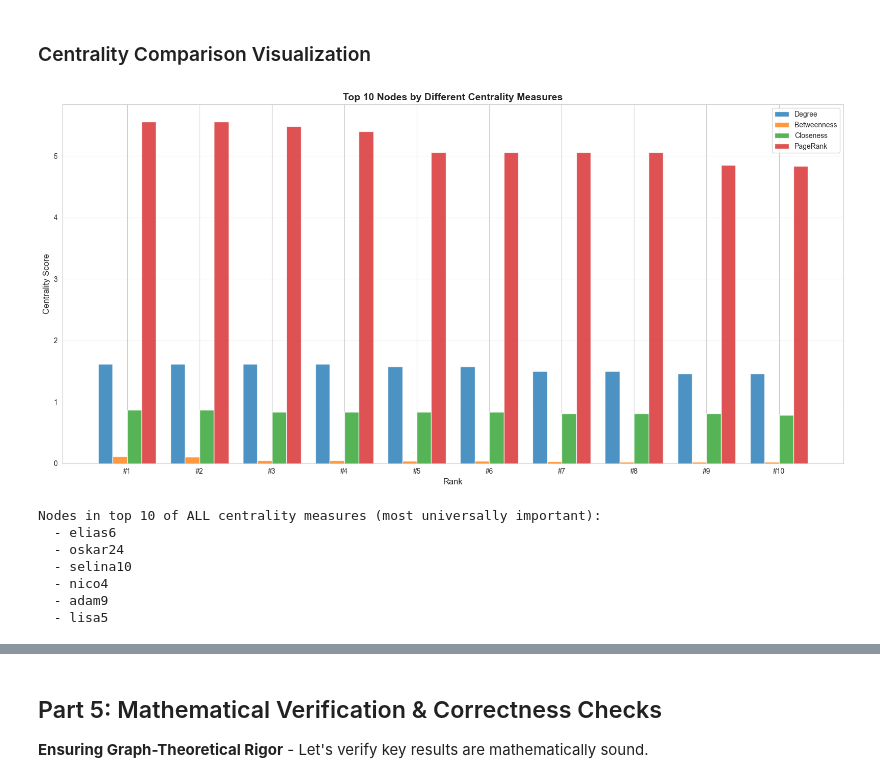
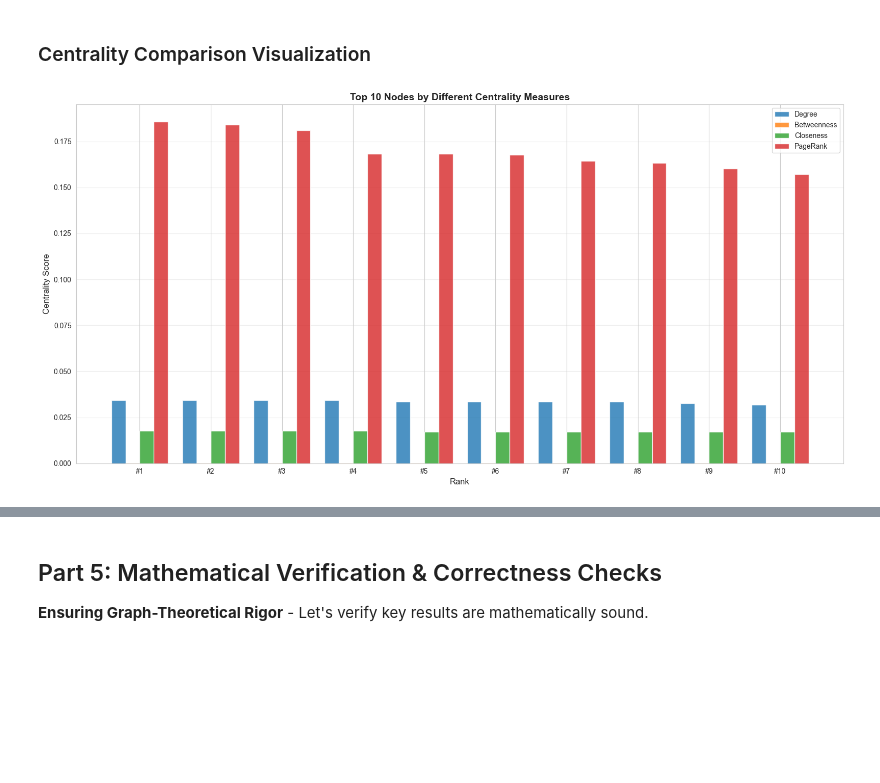
Before and after one commit to dnebhrajani/metafam-knowledge-graph, a Jupyter notebook: task1_exploration.ipynb, the cells around one changed output, grey strips where cells are left out. Saved outputs shown, nothing was run; the diff lists cells and outputs as text; code cells hidden in the pictures; blank space fills up the shorter version.

```diff
--- a/task1_exploration.ipynb
+++ b/task1_exploration.ipynb
@@ -357,9 +321,7 @@ for _, row in df.iterrows():
     G.add_edge(row['head'], row['tail'], relation=row['relation'])
 
 # Basic graph statistics
-print("=" * 60)
-print("BASIC GRAPH STATISTICS")
-print("=" * 60)
+print("Basic Graph Statistics:")
 print(f"Number of nodes (people): {G.number_of_nodes()}")
 print(f"Number of edges (relationships): {G.number_of_edges()}")
 print(f"Graph density: {nx.density(G):.6f}")
@@ -373,8 +335,9 @@ print(f"Number of weakly connected components: {num_components}")
 # Largest component
 largest_cc = max(nx.weakly_connected_components(G), key=len)
 print(f"Size of largest component: {len(largest_cc)} nodes")
+print(f"Edges in largest component: {G.subgraph(largest_cc).number_of_edges()} edges")
 
-# Create subgraph of largest component for further analysis
-G_main = G.subgraph(largest_cc).copy()
-print(f"\nAnalyzing largest component with {G_main.number_of_nodes()} nodes and {G_main.number_of_edges()} edges")
+# For centrality analysis, we use the ENTIRE graph G (all {num_components} components)
+print(f"\nNote: All subsequent analyses use the complete graph with all {num_components} families")
+G_main = G  # Use entire graph, not just largest component
 # %% [output]
@@ -915,72 +870,53 @@ INSIGHTS FROM THIS VISUALIZATION:
 ### Centrality Comparison Visualization
 # %%
 # Compare top nodes across different centrality measures
+import matplotlib.pyplot as plt
+import numpy as np
+import pandas as pd
+
 top_n = 10  # Use consistent top 10
 
+# Get top 10 from each measure
+top10_degree = sorted(degree_centrality.items(), key=lambda x: x[1], reverse=True)[:top_n]
+top10_betweenness = sorted(betweenness_centrality.items(), key=lambda x: x[1], reverse=True)[:top_n]
+top10_closeness = sorted(closeness_centrality.items(), key=lambda x: x[1], reverse=True)[:top_n]
+top10_pagerank = sorted(pagerank.items(), key=lambda x: x[1], reverse=True)[:top_n]
+
 # Create a comparison DataFrame
-import pandas as pd
 comparison_data = []
 
-for i, (node, score) in enumerate(top_degree_cent[:top_n], 1):
+for i, (node, score) in enumerate(top10_degree, 1):
     comparison_data.append({'Rank': i, 'Person': node, 'Measure': 'Degree', 'Score': score})
-for i, (node, score) in enumerate(top_betweenness[:top_n], 1):
+for i, (node, score) in enumerate(top10_betweenness, 1):
     comparison_data.append({'Rank': i, 'Person': node, 'Measure': 'Betweenness', 'Score': score})
-for i, (node, score) in enumerate(top_closeness[:top_n], 1):
+for i, (node, score) in enumerate(top10_closeness, 1):
     comparison_data.append({'Rank': i, 'Person': node, 'Measure': 'Closeness', 'Score': score})
-for i, (node, score) in enumerate(top_pagerank[:top_n], 1):
+for i, (node, score) in enumerate(top10_pagerank, 1):
     comparison_data.append({'Rank': i, 'Person': node, 'Measure': 'PageRank', 'Score': score*100})
 
 comp_df = pd.DataFrame(comparison_data)
 
 # Create grouped bar chart
 fig, ax = plt.subplots(figsize=(16, 8))
 
 measures = comp_df['Measure'].unique()
 x = np.arange(top_n)
 width = 0.2
 
 for i, measure in enumerate(measures):
     measure_data = comp_df[comp_df['Measure'] == measure]
     offset = (i - len(measures)/2 + 0.5) * width
     ax.bar(x + offset, measure_data['Score'].values, width, label=measure, alpha=0.8)
 
 ax.set_xlabel('Rank', fontsize=12)
 ax.set_ylabel('Centrality Score', fontsize=12)
 ax.set_title('Top 10 Nodes by Different Centrality Measures', fontsize=14, fontweight='bold')
 ax.set_xticks(x)
 ax.set_xticklabels([f'#{i+1}' for i in range(top_n)])
 ax.legend(loc='upper right')
 ax.grid(True, alpha=0.3, axis='y')
 
 plt.tight_layout()
 plt.show()
-
-# Find nodes that appear in top 10 of all measures (truly central nodes)
-deg_nodes = [node for node, _ in top_degree_cent[:10]]
-bet_nodes = [node for node, _ in top_betweenness[:10]]
-clo_nodes = [node for node, _ in top_closeness[:10]]
-pr_nodes = [node for node, _ in top_pagerank[:10]]
-
-all_top_nodes = set(deg_nodes) & set(bet_nodes) & set(clo_nodes) & set(pr_nodes)
-print(f"\nNodes in top 10 of ALL centrality measures (most universally important):")
-if all_top_nodes:
-    for node in all_top_nodes:
-        print(f"  - {node}")
-else:
-    print("  No nodes appear in top 10 of all measures")
-    print(f"\n  Nodes in top 10 of at least 3 measures:")
-    from collections import Counter
-    all_mentioned = deg_nodes + bet_nodes + clo_nodes + pr_nodes
-    node_counts = Counter(all_mentioned)
-    for node, count in node_counts.most_common(10):
-        if count >= 3:
-            print(f"  - {node} (appears in {count}/4 measures)")
 # %% [output]
-[figure, old version]
+[figure, new version]
-Nodes in top 10 of ALL centrality measures (most universally important):
-  - elias6
-  - oskar24
-  - selina10
-  - nico4
-  - adam9
-  - lisa5
```
Also changed, not shown: parts of 32 cells of this notebook, 2 other files.
